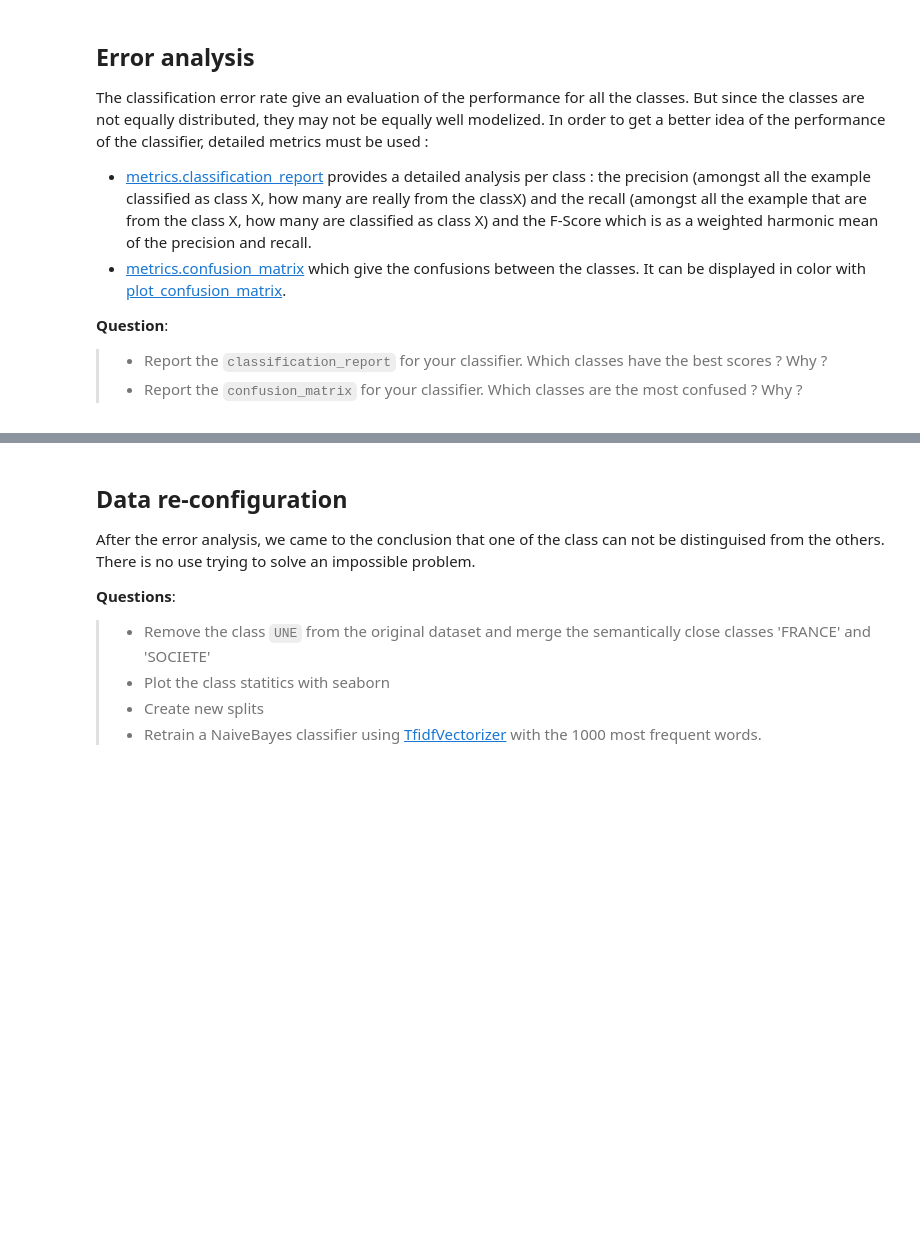
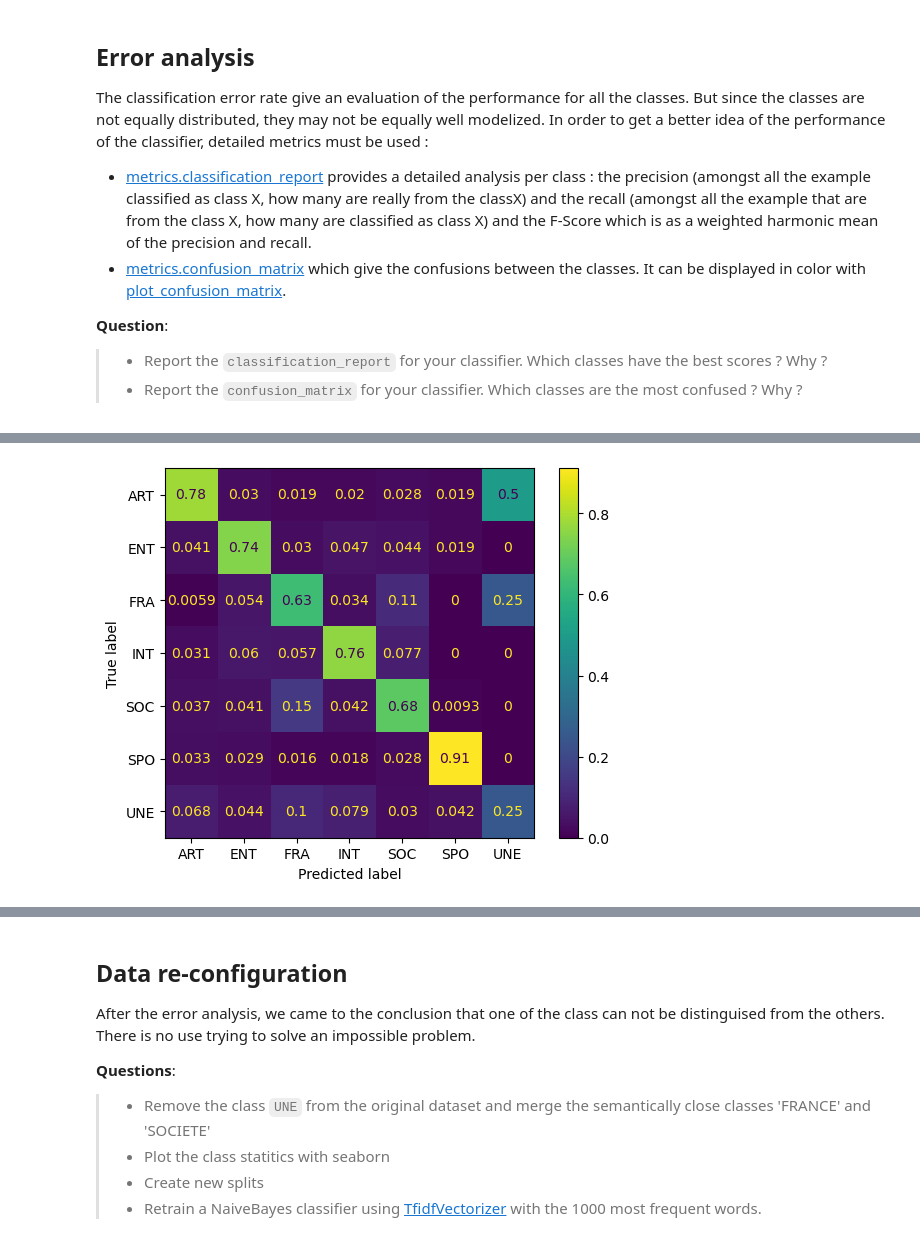
Before and after one commit to louiseligonniere/nlp-lab-text-classification, a Jupyter notebook: TextClassification_LeMonde.ipynb, the cells around one changed output, grey strips where cells are left out. Saved outputs shown, nothing was run; the diff lists cells and outputs as text; code cells hidden in the pictures; blank space fills up the shorter version.

```diff
--- a/TextClassification_LeMonde.ipynb
+++ b/TextClassification_LeMonde.ipynb
@@ -271,0 +246,8 @@ array([[393,  21,   9,  15,   9,   2,   0],
+# %%
+# confusion matrix normalized by column
+cm = confusion_matrix(y_test, y_pred_test, labels=clf.classes_, normalize='pred')
+disp = ConfusionMatrixDisplay(cm, display_labels=clf.classes_)
+disp.plot()
+plt.show()
+# %% [output]
+[figure, added]
```
Also changed, not shown: parts of 17 cells of this notebook.
